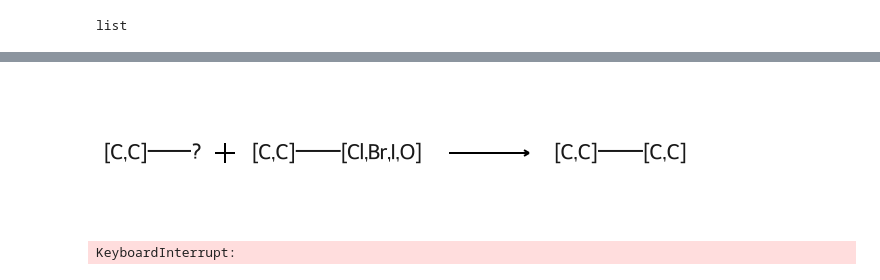
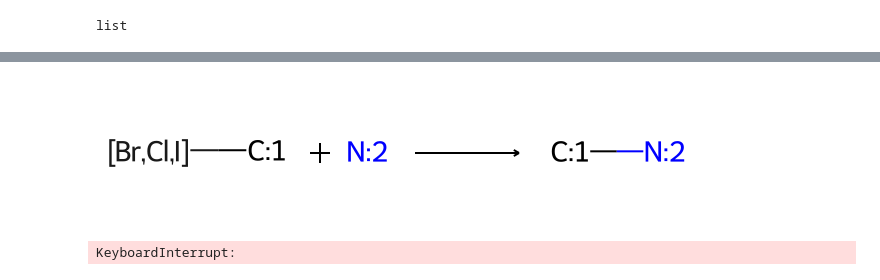
Before and after one commit to alkorolyov/selvita, a Jupyter notebook: 01_data_from_ord.ipynb, the cells around one changed output, grey strips where cells are left out. Drawn from its saved outputs; the diff is of its cells as text; code cells hidden in the pictures.

```diff
--- a/01_data_from_ord.ipynb
+++ b/01_data_from_ord.ipynb
@@ -179,11 +129,11 @@ list
 # %%
 from ord_data_load import is_reaction_of_type
 
 SUZUKI_RXN_SMARTS = "[B;X3,4]-[C,c:1].[C,c:2]-[Cl,Br,I,O]>>[C,c:1]-[C,c:2]"
 BUCHWALD_RXN_SMARTS = "[c:1]-[Br,Cl,I].[NX3:2]>>[c:1]-[NX3:2]"
-ReactionFromSmarts(SUZUKI_RXN_SMARTS)
+ReactionFromSmarts(BUCHWALD_RXN_SMARTS)
 # %% [output]
-[figure, old version]
+[figure, new version]
 # %%
 %%time
 rxn_pattern = ReactionFromSmarts("[B;X3,4]-[C,c:1].[C,c:2]-[Cl,Br,I,O]>>[C,c:1]-[C,c:2]")
```
Also changed, not shown: parts of 11 cells of this notebook, 1 other file.
